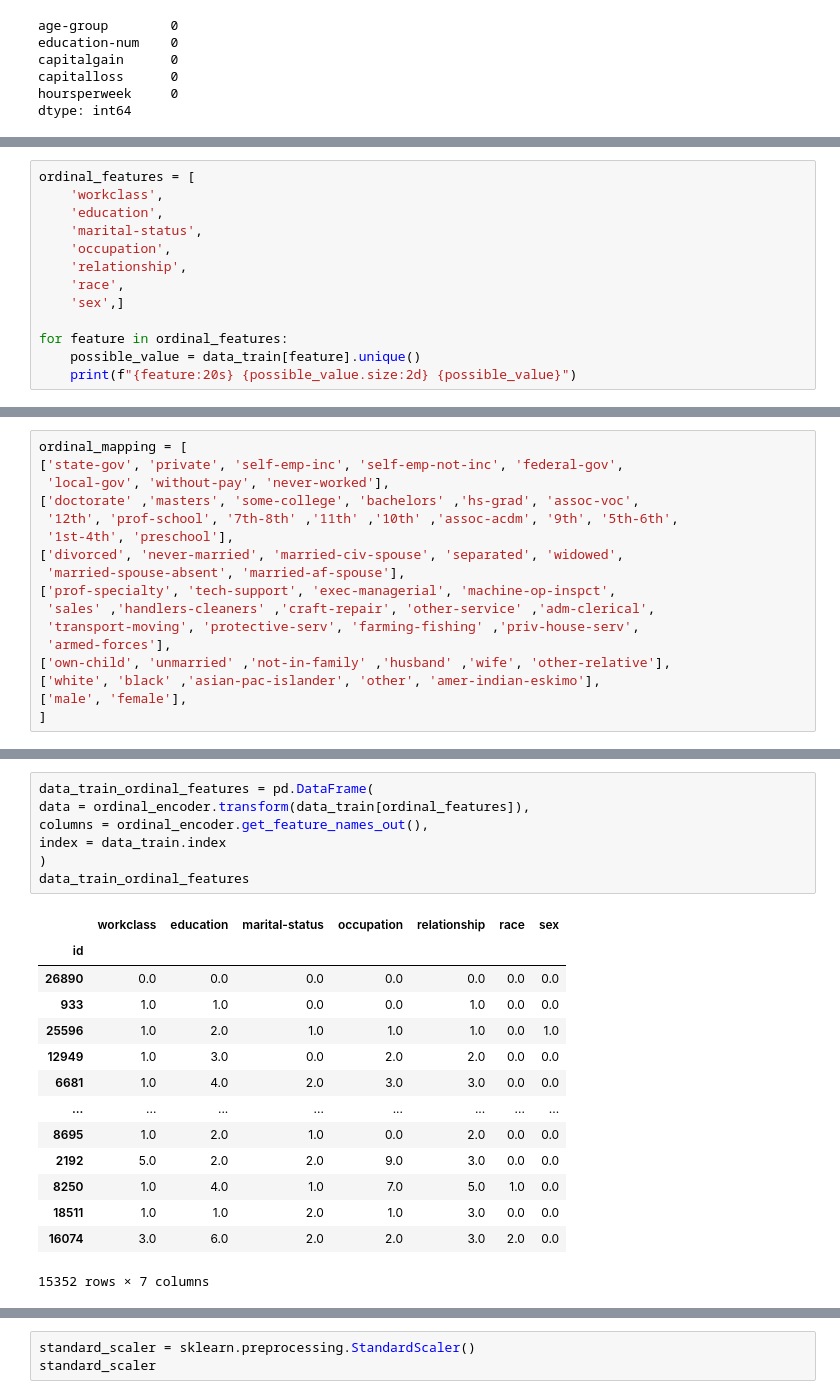
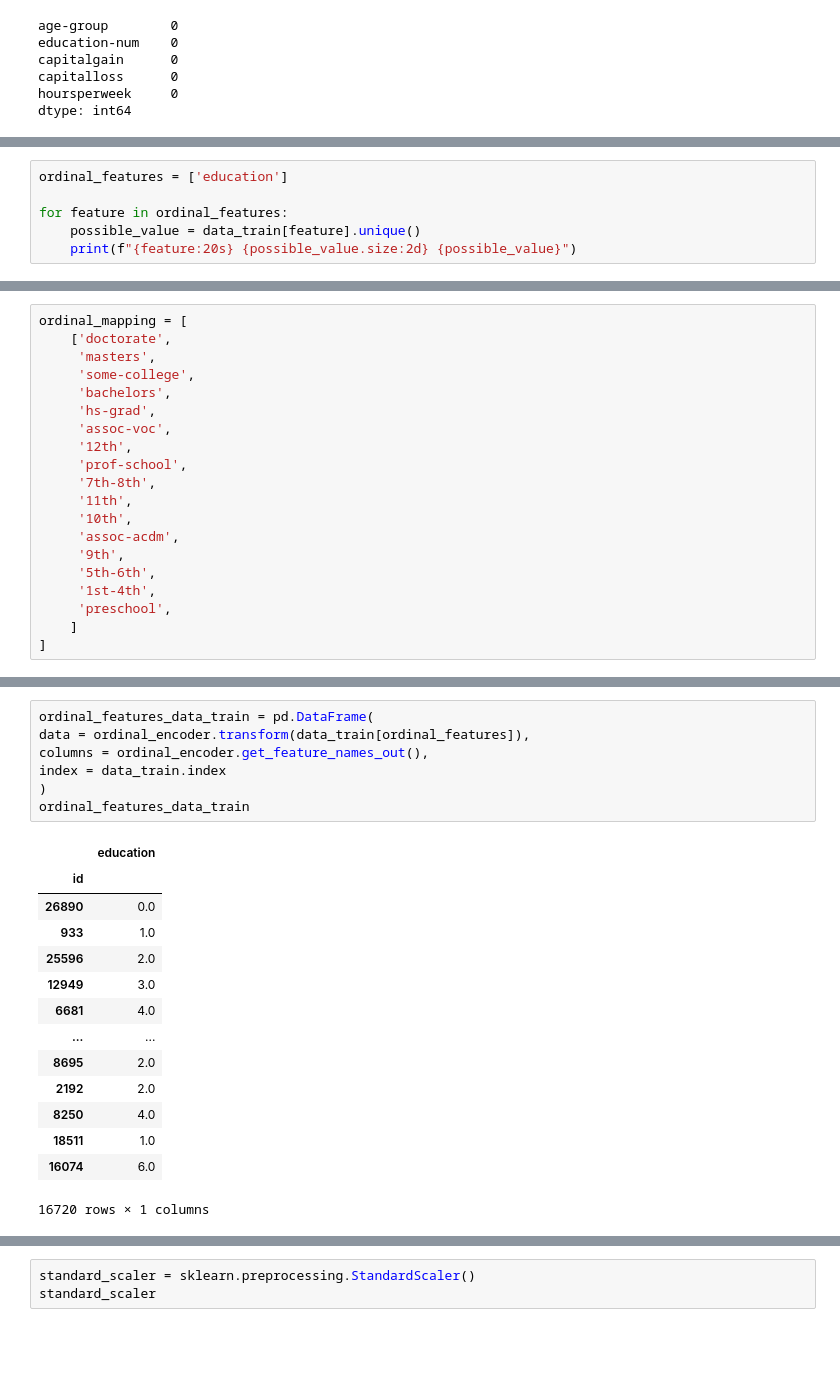
Before and after one commit to NurulhudaAi/ML_Project_2025, a Jupyter notebook: step2_process_data.ipynb, the cells around one changed output, grey strips where cells are left out. Drawn from its saved outputs; the diff is of its cells as text; blank space fills up the shorter version.

```diff
--- a/step2_process_data.ipynb
+++ b/step2_process_data.ipynb
@@ -724,12 +659,5 @@ data_live
 # %%
-ordinal_features = [
-    'workclass',
-    'education',
-    'marital-status',
-    'occupation',
-    'relationship',
-    'race',
-    'sex',]
+ordinal_features = ['education']
 
 for feature in ordinal_features:
     possible_value = data_train[feature].unique()
@@ -752,19 +669,22 @@ sex                   2 ['male' 'female']
 # %%
 ordinal_mapping = [
-['state-gov', 'private', 'self-emp-inc', 'self-emp-not-inc', 'federal-gov',
- 'local-gov', 'without-pay', 'never-worked'],
-['doctorate' ,'masters', 'some-college', 'bachelors' ,'hs-grad', 'assoc-voc',
- '12th', 'prof-school', '7th-8th' ,'11th' ,'10th' ,'assoc-acdm', '9th', '5th-6th',
- '1st-4th', 'preschool'],
-['divorced', 'never-married', 'married-civ-spouse', 'separated', 'widowed',
- 'married-spouse-absent', 'married-af-spouse'],
-['prof-specialty', 'tech-support', 'exec-managerial', 'machine-op-inspct',
- 'sales' ,'handlers-cleaners' ,'craft-repair', 'other-service' ,'adm-clerical',
- 'transport-moving', 'protective-serv', 'farming-fishing' ,'priv-house-serv',
- 'armed-forces'],
-['own-child', 'unmarried' ,'not-in-family' ,'husband' ,'wife', 'other-relative'],
-['white', 'black' ,'asian-pac-islander', 'other', 'amer-indian-eskimo'],
-['male', 'female'],
+    ['doctorate',
+     'masters',
+     'some-college',
+     'bachelors',
+     'hs-grad',
+     'assoc-voc',
+     '12th',
+     'prof-school',
+     '7th-8th',
+     '11th',
+     '10th',
+     'assoc-acdm',
+     '9th',
+     '5th-6th',
+     '1st-4th',
+     'preschool',
+    ]
 ]
 # %%
 ordinal_encoder = sklearn.preprocessing.OrdinalEncoder(categories=ordinal_mapping)
@@ -816,23 +706,23 @@ OrdinalEncoder(categories=[['state-gov', 'private', 'self-emp-inc',
 # %%
-data_train_ordinal_features = pd.DataFrame(
+ordinal_features_data_train = pd.DataFrame(
 data = ordinal_encoder.transform(data_train[ordinal_features]),
 columns = ordinal_encoder.get_feature_names_out(),
 index = data_train.index
 )
-data_train_ordinal_features
+ordinal_features_data_train
 # %% [output]
-|  | workclass | education | marital-status | occupation | relationship | race | sex |
-| id |  |  |  |  |  |  |  |
-| 26890 | 0.0 | 0.0 | 0.0 | 0.0 | 0.0 | 0.0 | 0.0 |
-| 933 | 1.0 | 1.0 | 0.0 | 0.0 | 1.0 | 0.0 | 0.0 |
-| 25596 | 1.0 | 2.0 | 1.0 | 1.0 | 1.0 | 0.0 | 1.0 |
-| 12949 | 1.0 | 3.0 | 0.0 | 2.0 | 2.0 | 0.0 | 0.0 |
-| 6681 | 1.0 | 4.0 | 2.0 | 3.0 | 3.0 | 0.0 | 0.0 |
-| ... | ... | ... | ... | ... | ... | ... | ... |
-| 8695 | 1.0 | 2.0 | 1.0 | 0.0 | 2.0 | 0.0 | 0.0 |
-| 2192 | 5.0 | 2.0 | 2.0 | 9.0 | 3.0 | 0.0 | 0.0 |
-| 8250 | 1.0 | 4.0 | 1.0 | 7.0 | 5.0 | 1.0 | 0.0 |
-| 18511 | 1.0 | 1.0 | 2.0 | 1.0 | 3.0 | 0.0 | 0.0 |
-| 16074 | 3.0 | 6.0 | 2.0 | 2.0 | 3.0 | 2.0 | 0.0 |
+|  | education |
+| id |  |
+| 26890 | 0.0 |
+| 933 | 1.0 |
+| 25596 | 2.0 |
+| 12949 | 3.0 |
+| 6681 | 4.0 |
+| ... | ... |
+| 8695 | 2.0 |
+| 2192 | 2.0 |
+| 8250 | 4.0 |
+| 18511 | 1.0 |
+| 16074 | 6.0 |
-15352 rows × 7 columns
+16720 rows × 1 columns
 # %%
```
Also changed, not shown: parts of 62 cells of this notebook.
